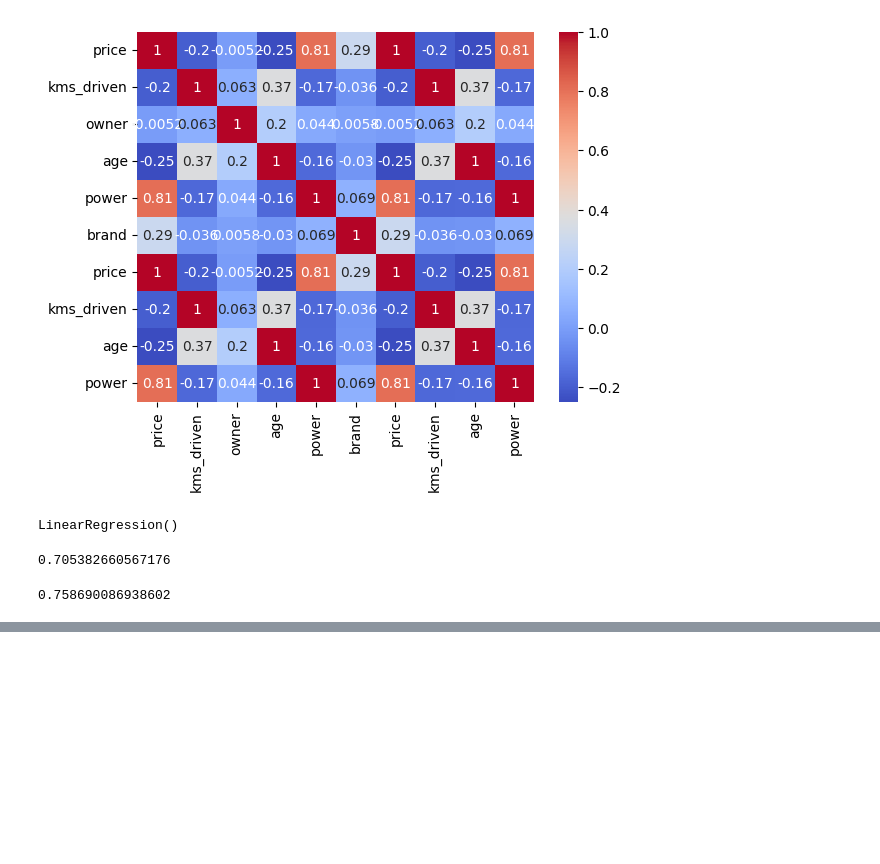
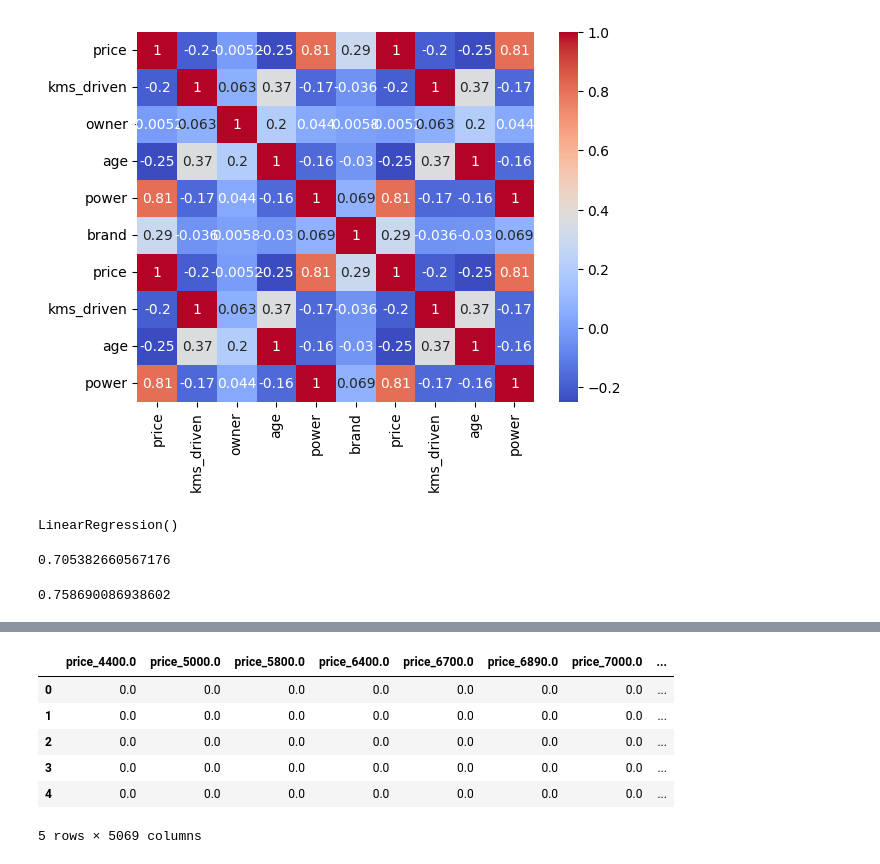
Before and after one commit to Tanishqo0/data-science, a Jupyter notebook: main.ipynb, the cells around one changed output, grey strips where cells are left out. Drawn from its saved outputs; the diff is of its cells as text; code cells hidden in the pictures; blank space fills up the shorter version.

```diff
--- a/main.ipynb
+++ b/main.ipynb
@@ -229,0 +329,3 @@ lr.score(x_test, y_test)
+# %%
+balance_df = pd.concat([loyal_customer, disloyal_customer], axis = 0)
+balance_df.shape
@@ -229,0 +334,3 @@ lr.score(x_test, y_test)
+# %%
+cat_col = balance_df.select_dtypes(include=["object"])
+cat_col.head()
@@ -229,0 +353,5 @@ lr.score(x_test, y_test)
+# %%
+from sklearn.preprocessing import OneHotEncoder, LabelEncoder
+ohe = OneHotEncoder(drop= "if_binary")
+cat_col_encoded = ohe.fit_transform(cat_col).toarray()
+cat_col_encoded
@@ -229,0 +366,3 @@ lr.score(x_test, y_test)
+# %%
+column_name = list(ohe.get_feature_names_out())
+column_name
@@ -229,0 +387,11 @@ lr.score(x_test, y_test)
+# %%
+one_hot = pd.DataFrame(cat_col_encoded, columns = column_name)
+one_hot.head()
+# %% [output]
+|  | price_4400.0 | price_5000.0 | price_5800.0 | price_6400.0 | price_6700.0 | price_6890.0 | price_7000.0 | ... |
+| 0 | 0.0 | 0.0 | 0.0 | 0.0 | 0.0 | 0.0 | 0.0 | ... |
+| 1 | 0.0 | 0.0 | 0.0 | 0.0 | 0.0 | 0.0 | 0.0 | ... |
+| 2 | 0.0 | 0.0 | 0.0 | 0.0 | 0.0 | 0.0 | 0.0 | ... |
+| 3 | 0.0 | 0.0 | 0.0 | 0.0 | 0.0 | 0.0 | 0.0 | ... |
+| 4 | 0.0 | 0.0 | 0.0 | 0.0 | 0.0 | 0.0 | 0.0 | ... |
+5 rows × 5069 columns
```
Also changed, not shown: parts of 19 cells of this notebook.
